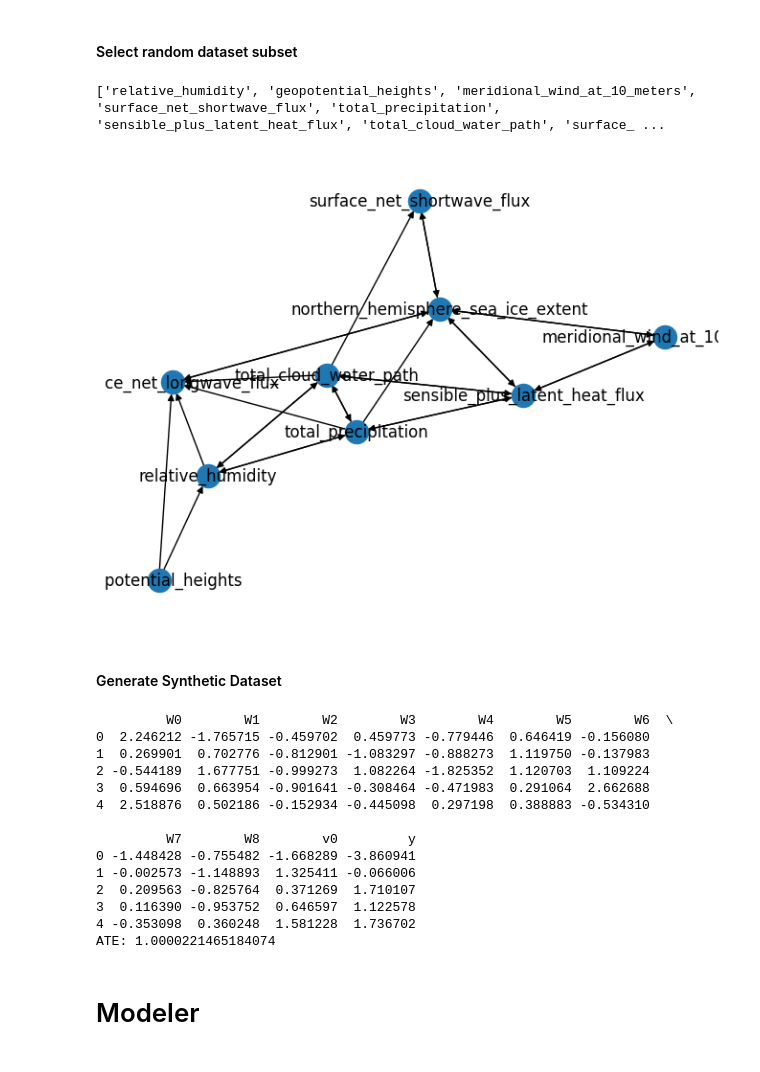
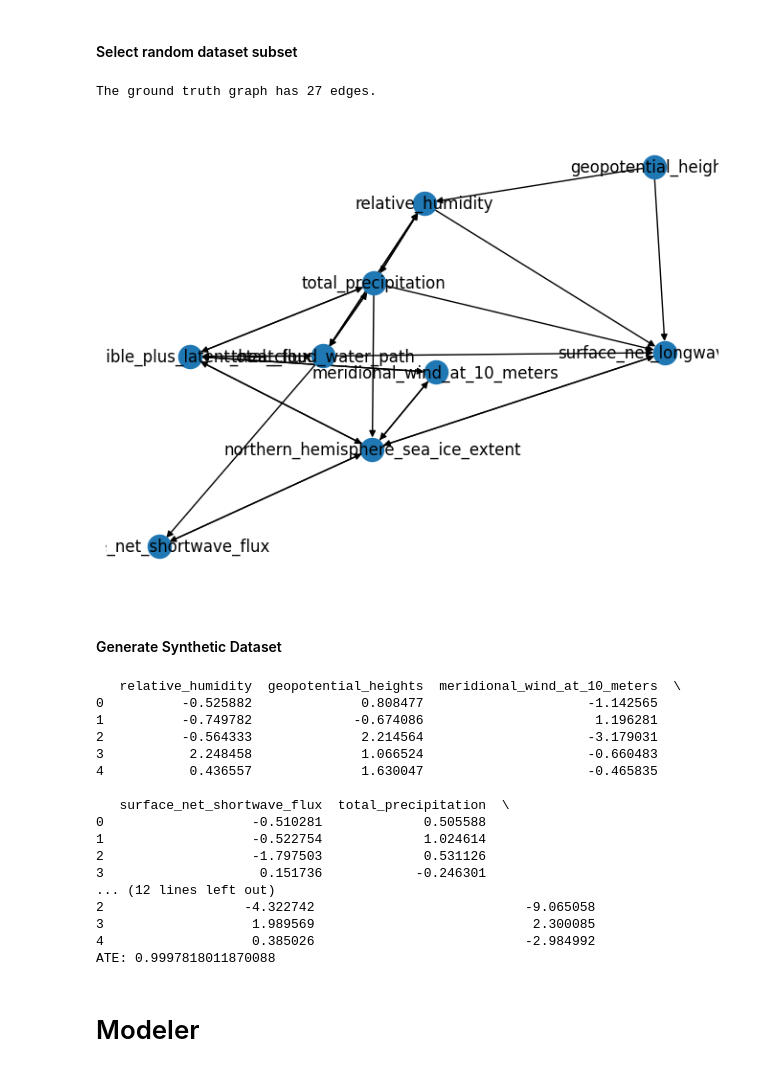
Before and after one commit to albamoleroo/causality_llms, a Jupyter notebook: suggester_example.ipynb, the cells around one changed output. Saved outputs shown, nothing was run; the diff lists cells and outputs as text; code cells hidden in the pictures.

```diff
--- a/suggester_example.ipynb
+++ b/suggester_example.ipynb
@@ -108,31 +108,28 @@ selected_variables = random.sample(sea_ice_variables[:-2], subset_size)
 selected_variables.append(treatment)
 selected_variables.append(outcome)
 
-
-print(selected_variables)
-
 # grab the relationships that match the subset variables
-subset_graph = set()
+ground_truth_subset = set()
 for a in selected_variables:
     for b in selected_variables:
         if a != b and (a, b) in ground_truth_graph:
-            subset_graph.add((a, b))
+            ground_truth_subset.add((a, b))
-# %% [output]
-['relative_humidity', 'geopotential_heights', 'meridional_wind_at_10_meters', 'surface_net_shortwave_flux', 'total_precipitation', 'sensible_plus_latent_heat_flux', 'total_cloud_water_path', 'surface_ ...
 # %%
 import networkx as nx
 
-g = nx.DiGraph()
-g.add_nodes_from(selected_variables)
-g.add_edges_from(subset_graph)
+ground_truth_subset_graph = nx.DiGraph()
+ground_truth_subset_graph.add_nodes_from(selected_variables)
+ground_truth_subset_graph.add_edges_from(ground_truth_subset)
 
 '''show graph'''
 import matplotlib.pyplot as plt
 
-nx.draw(g, with_labels=True)
+print(f"The ground truth graph has {len(ground_truth_subset_graph.edges)} edges.")
+nx.draw(ground_truth_subset_graph, with_labels=True)
 plt.show()
 # %% [output]
+The ground truth graph has 27 edges.
-[figure, old version]
+[figure, new version]
 # %% [markdown]
 #### Generate Synthetic Dataset
 # %%
@@ -142,30 +139,34 @@ import dowhy.datasets
 synthetic_data = dowhy.datasets.linear_dataset(
     beta=1,
     treatment_is_binary=False,
-    num_common_causes=len(selected_variables),
+    num_common_causes=len(selected_variables)-2,
     num_samples=5000
 )
 
 df = synthetic_data['df']
+df = df.rename(columns=dict(zip(df.columns, selected_variables)))
 print(df.head())
 
 ate = synthetic_data['ate']
 print("ATE:", ate)
 # %% [output]
-         W0        W1        W2        W3        W4        W5        W6  \
-0  2.246212 -1.765715 -0.459702  0.459773 -0.779446  0.646419 -0.156080
-1  0.269901  0.702776 -0.812901 -1.083297 -0.888273  1.119750 -0.137983
-2 -0.544189  1.677751 -0.999273  1.082264 -1.825352  1.120703  1.109224
-3  0.594696  0.663954 -0.901641 -0.308464 -0.471983  0.291064  2.662688
-4  2.518876  0.502186 -0.152934 -0.445098  0.297198  0.388883 -0.534310
+   relative_humidity  geopotential_heights  meridional_wind_at_10_meters  \
+0          -0.525882              0.808477                     -1.142565
+1          -0.749782             -0.674086                      1.196281
+2          -0.564333              2.214564                     -3.179031
+3           2.248458              1.066524                     -0.660483
+4           0.436557              1.630047                     -0.465835
 
-         W7        W8        v0         y
-0 -1.448428 -0.755482 -1.668289 -3.860941
-1 -0.002573 -1.148893  1.325411 -0.066006
-2  0.209563 -0.825764  0.371269  1.710107
-3  0.116390 -0.953752  0.646597  1.122578
-4 -0.353098  0.360248  1.581228  1.736702
-ATE: 1.0000221465184074
+   surface_net_shortwave_flux  total_precipitation  \
+0                   -0.510281             0.505588
+1                   -0.522754             1.024614
+2                   -1.797503             0.531126
+3                    0.151736            -0.246301
+... (12 lines left out)
+2                  -4.322742                           -9.065058
+3                   1.989569                            2.300085
+4                   0.385026                           -2.984992
+ATE: 0.9997818011870088
 # %% [markdown]
 # Modeler
 # %% [markdown]
```
Also changed, not shown: parts of 26 cells of this notebook, 5 other files.
